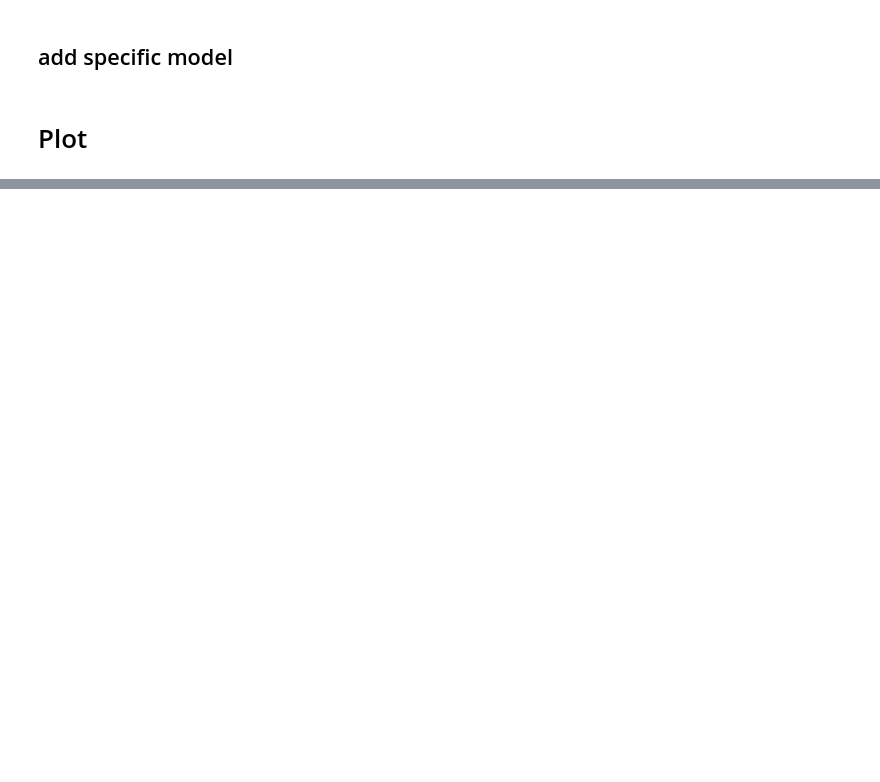
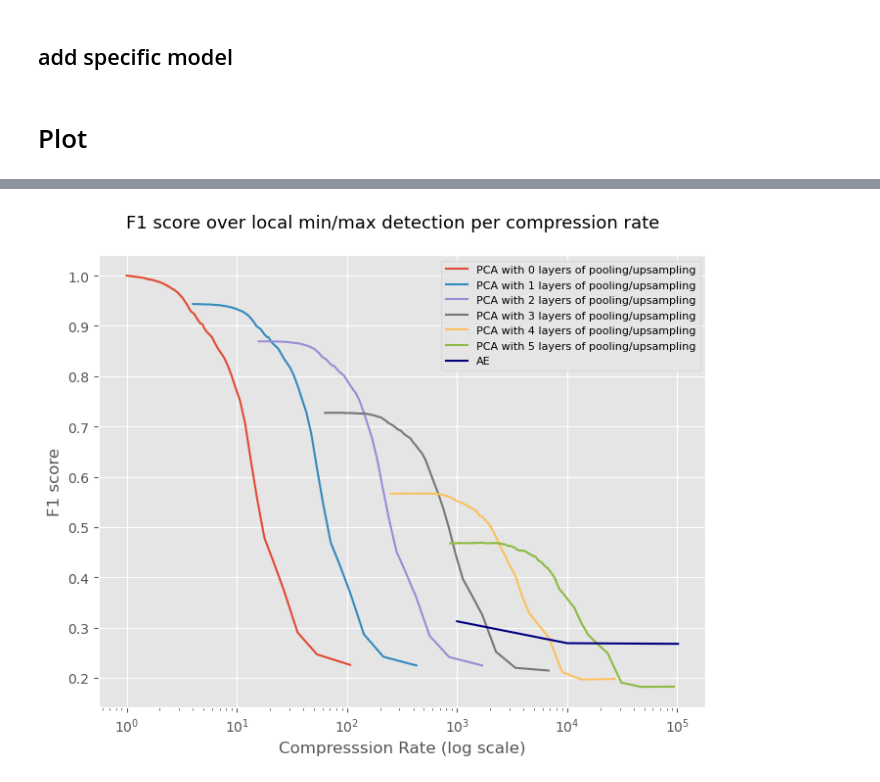
Before and after one commit to CIA-Oceanix/FASCINATION, a Jupyter notebook: notebooks/metrics_AE_3D.ipynb, the cells around one changed output, grey strips where cells are left out. Saved outputs shown, nothing was run; the diff lists cells and outputs as text; code cells hidden in the pictures; blank space fills up the shorter version.

```diff
--- a/notebooks/metrics_AE_3D.ipynb
+++ b/notebooks/metrics_AE_3D.ipynb
@@ -612,0 +662,96 @@ pred_loss_elu_none
+# %%
+ecs_max = False
+filtering = False
+
+colors = ['navy', 'mediumblue', 'orchid', 'olive',
+            'coral', 'mediumseagreen',
+            'tomato','yellowgreen', 'deepskyblue',
+            'orange', 'dodgerblue', 'royalblue',
+            ]
+
+fig,ax = plt.subplots(1,1,figsize=(8,6))
+
+
+for n in range(pca_n_layers):
+    if pca_n_layers == 1:
+        label = "PCA"
+    else:
+        label = f"PCA with {n} layers of pooling/upsampling"
+
+    ax.plot(pca_cr_dict[f"Pool_upsample_{n}_layers"],pca_rmse_dict["F1_score"][f"Pool_upsample_{n}_layers"].values(), label = label)
+
+i=0
+
+for model in cr_sorted_ae_rmse_dict["SSP"].keys():
+
+    print(i)
+
+
+    if len(cr_sorted_ae_rmse_dict["SSP"][model][0]) == 1:
+
+        print(model)
+
+        ax.scatter(cr_sorted_ae_rmse_dict["F1_score"][model][0], cr_sorted_ae_rmse_dict["F1_score"][model][1], color=colors[i], marker='x', s=80, label = f"{model}")  # s adjusts the cross size
+        ax.hlines(cr_sorted_ae_rmse_dict["F1_score"][model][1], xmin=0, xmax=cr_sorted_ae_rmse_dict["F1_score"][model][0], colors=colors[i], linestyles='dashed')
+        ax.vlines(cr_sorted_ae_rmse_dict["F1_score"][model][0], ymin=0, ymax=cr_sorted_ae_rmse_dict["F1_score"][model][1], colors=colors[i], linestyles='dashed')
+
+        i=i+1
+
+
+
+
+
+    else:
+
+        ax.plot(cr_sorted_ae_rmse_dict["F1_score"][model][0],cr_sorted_ae_rmse_dict["F1_score"][model][1], c = colors[i], label = f"{model}")
+
+        i=i+1
+
+
+
+
+
+
+
+
+
+#axs[0].legend(loc = "upper left", prop={'size': 8})
+
+
+
+ax.set_ylabel("F1 score")
+fig_title = f"F1 score over local min/max detection per compression rate"
+
+
+
+    # Adjust the legend size based on the number of labels
+handles, labels = axs[1].get_legend_handles_labels()
+if len(labels) > 10:
+    legend_fontsize = 7
+elif len(labels) > 5:
+    legend_fontsize = 8
+else:
+    legend_fontsize = 10
+
+ax.legend(prop={'size': legend_fontsize})
+
+
+
+ax.set_xlabel("Compresssion Rate (log scale)")
+ax.set_xscale("log")
+
+
+
+
+
+fig.suptitle(fig_title, fontsize = 13, y = 0.95)
+
+if save_fig:
+
+    save_name = fig_title.replace(" ", "_").replace(",","").replace("\n","_").replace(":","")
+
+    save_name = save_name + f"_normalized_{norm}"
+
+
+    plt.savefig(f"imgs/{save_name}.png", dpi=300, bbox_inches='tight')
+# %% [output]
@@ -612,0 +759 @@ pred_loss_elu_none
+[figure, added]
```
Also changed, not shown: parts of 23 cells of this notebook, 42 other files.
